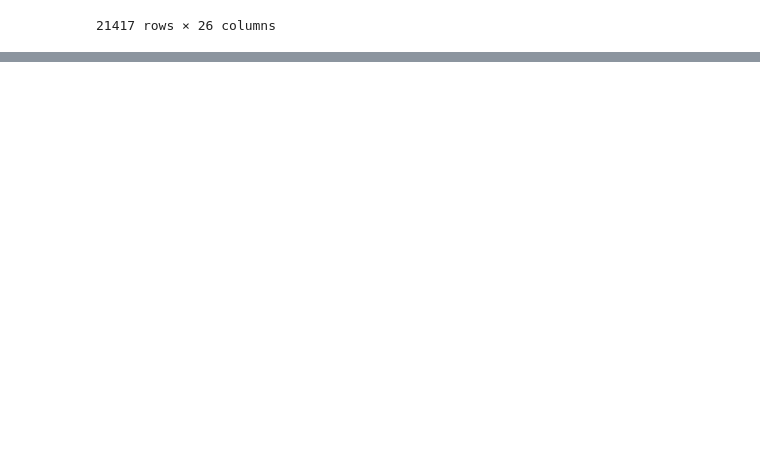
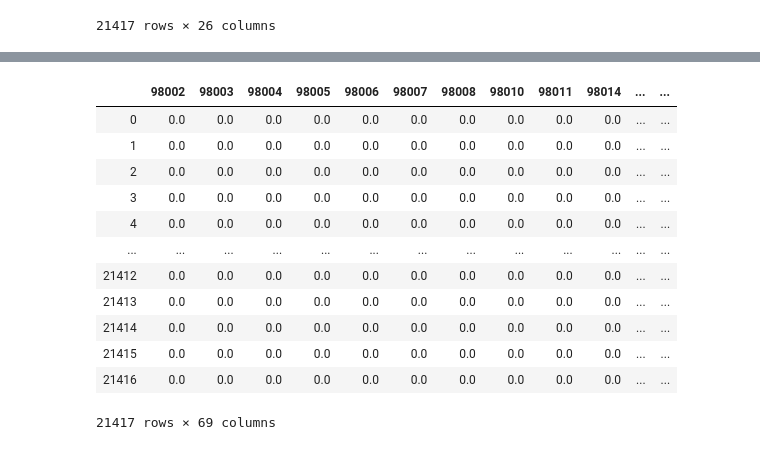
Before and after one commit to LeDorean/dsc-mod-2-project-v2-1-london-ds-02172020, a Jupyter notebook: index_v.ipynb, the cells around one changed output, grey strips where cells are left out. Saved outputs shown, nothing was run; the diff lists cells and outputs as text; code cells hidden in the pictures; blank space fills up the shorter version.

Commit message:
some models

```diff
--- a/index_v.ipynb
+++ b/index_v.ipynb
@@ -320,3 +357,5 @@ df
 | 21415 | 291310100 | 1/16/2015 | 400000.0 | 3 | 2.50 | 1600 | 2388 | 2.0 | NaN | 0.0 | ... |
 | 21416 | 1523300157 | 10/15/2014 | 325000.0 | 2 | 0.75 | 1020 | 1076 | 2.0 | 0.0 | 0.0 | ... |
 21417 rows × 26 columns
+# %%
+df.drop(['waterfront', 'view', 'yr_renovated'], axis=1, inplace=True)
@@ -361,0 +455,5 @@ df_clean.corr()
+# %%
+# creating a new dataframe containing the relevant information
+test = ['price', 'sqft_living', 'zipcode', 'yr_built']
+mvdf = df_clean[test]
+mvdf
@@ -361,0 +474,18 @@ df_clean.corr()
+# %%
+# assigning dummy variables to the zipcodes so the model treats it as categorical data instead of continuous
+dummies = pd.get_dummies(mvdf.zipcode, drop_first=True, dtype=float)
+dummies
+# %% [output]
+|  | 98002 | 98003 | 98004 | 98005 | 98006 | 98007 | 98008 | 98010 | 98011 | 98014 | ... | ... |
+| 0 | 0.0 | 0.0 | 0.0 | 0.0 | 0.0 | 0.0 | 0.0 | 0.0 | 0.0 | 0.0 | ... | ... |
+| 1 | 0.0 | 0.0 | 0.0 | 0.0 | 0.0 | 0.0 | 0.0 | 0.0 | 0.0 | 0.0 | ... | ... |
+| 2 | 0.0 | 0.0 | 0.0 | 0.0 | 0.0 | 0.0 | 0.0 | 0.0 | 0.0 | 0.0 | ... | ... |
+| 3 | 0.0 | 0.0 | 0.0 | 0.0 | 0.0 | 0.0 | 0.0 | 0.0 | 0.0 | 0.0 | ... | ... |
+| 4 | 0.0 | 0.0 | 0.0 | 0.0 | 0.0 | 0.0 | 0.0 | 0.0 | 0.0 | 0.0 | ... | ... |
+| ... | ... | ... | ... | ... | ... | ... | ... | ... | ... | ... | ... | ... |
+| 21412 | 0.0 | 0.0 | 0.0 | 0.0 | 0.0 | 0.0 | 0.0 | 0.0 | 0.0 | 0.0 | ... | ... |
+| 21413 | 0.0 | 0.0 | 0.0 | 0.0 | 0.0 | 0.0 | 0.0 | 0.0 | 0.0 | 0.0 | ... | ... |
+| 21414 | 0.0 | 0.0 | 0.0 | 0.0 | 0.0 | 0.0 | 0.0 | 0.0 | 0.0 | 0.0 | ... | ... |
+| 21415 | 0.0 | 0.0 | 0.0 | 0.0 | 0.0 | 0.0 | 0.0 | 0.0 | 0.0 | 0.0 | ... | ... |
+| 21416 | 0.0 | 0.0 | 0.0 | 0.0 | 0.0 | 0.0 | 0.0 | 0.0 | 0.0 | 0.0 | ... | ... |
+21417 rows × 69 columns
```
Also changed, not shown: parts of 24 cells of this notebook.
